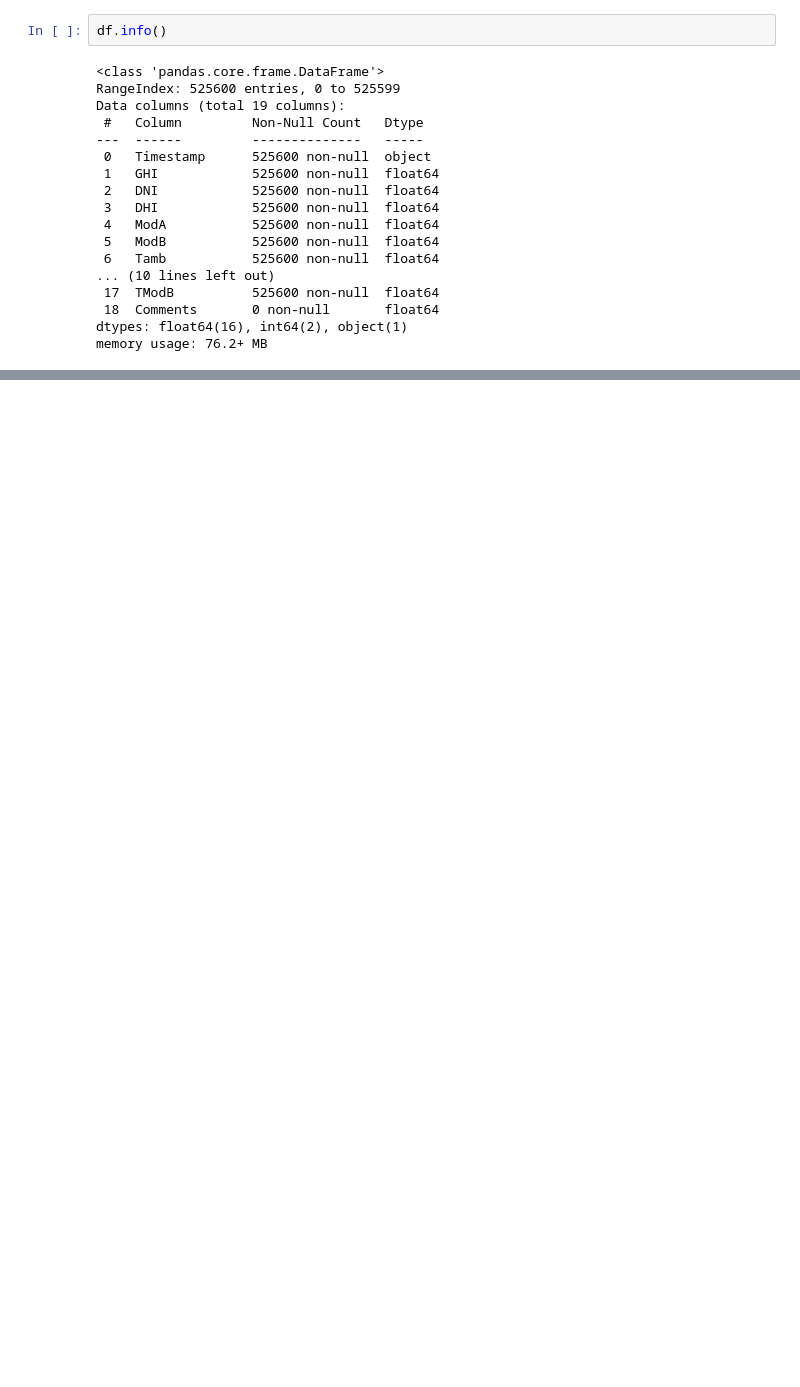
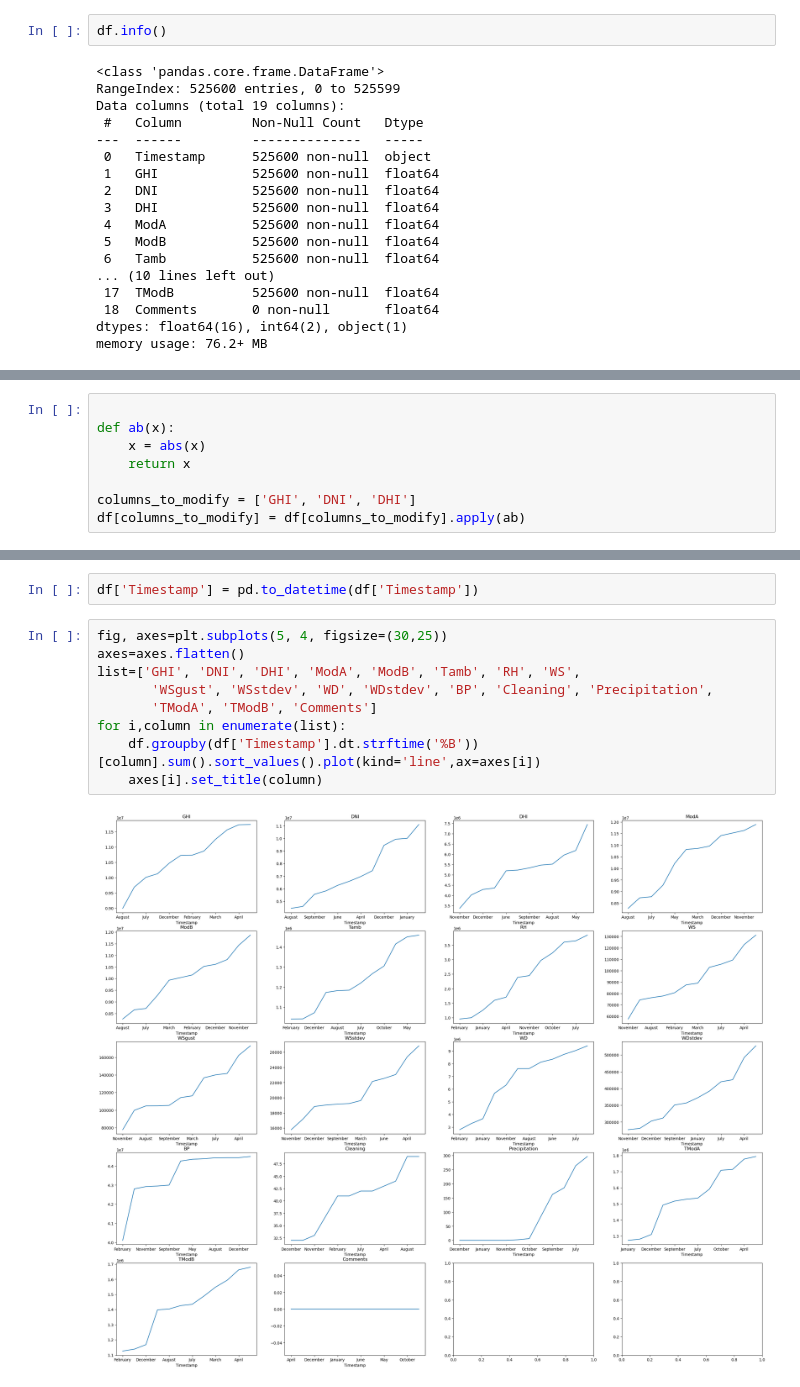
Before and after one commit to feysail/Week_0, a Jupyter notebook: notebooks/bennin-malevie.ipynb, the cells around one changed output, grey strips where cells are left out. Drawn from its saved outputs; the diff is of its cells as text; blank space fills up the shorter version.

```diff
--- a/notebooks/bennin-malevie.ipynb
+++ b/notebooks/bennin-malevie.ipynb
@@ -52,0 +96,8 @@ check for
+# %%
+
+def ab(x):
+    x = abs(x)
+    return x
+
+columns_to_modify = ['GHI', 'DNI', 'DHI']
+df[columns_to_modify] = df[columns_to_modify].apply(ab)
@@ -52,0 +128,13 @@ check for
+# %%
+df['Timestamp'] = pd.to_datetime(df['Timestamp'])
+# %%
+fig, axes=plt.subplots(5, 4, figsize=(30,25))
+axes=axes.flatten()
+list=['GHI', 'DNI', 'DHI', 'ModA', 'ModB', 'Tamb', 'RH', 'WS',
+       'WSgust', 'WSstdev', 'WD', 'WDstdev', 'BP', 'Cleaning', 'Precipitation',
+       'TModA', 'TModB', 'Comments']
+for i,column in enumerate(list):
+    df.groupby(df['Timestamp'].dt.strftime('%B'))[column].sum().sort_values().plot(kind='line',ax=axes[i])
+    axes[i].set_title(column)
+# %% [output]
+[figure, added]
```
Also changed, not shown: parts of 17 cells of this notebook.
